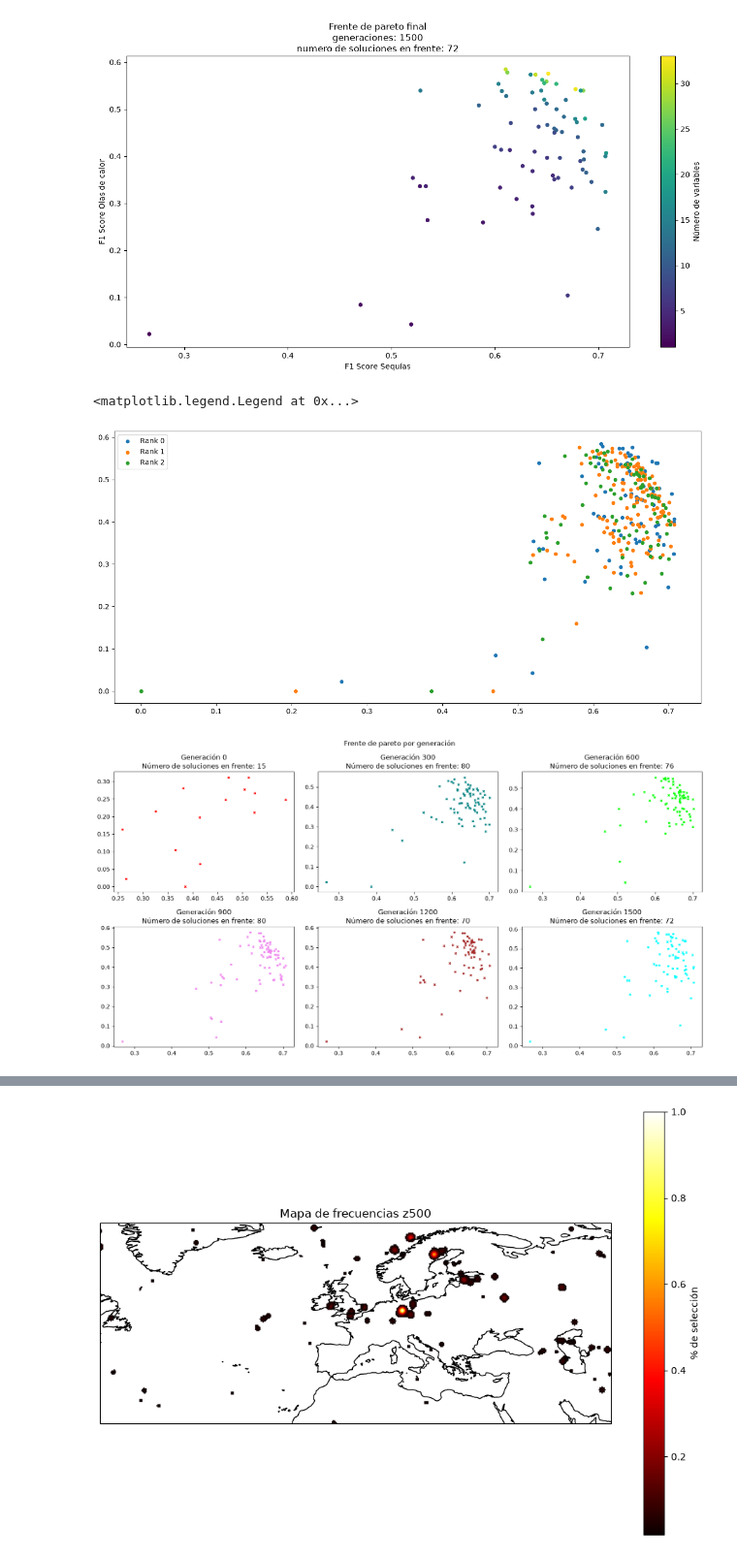
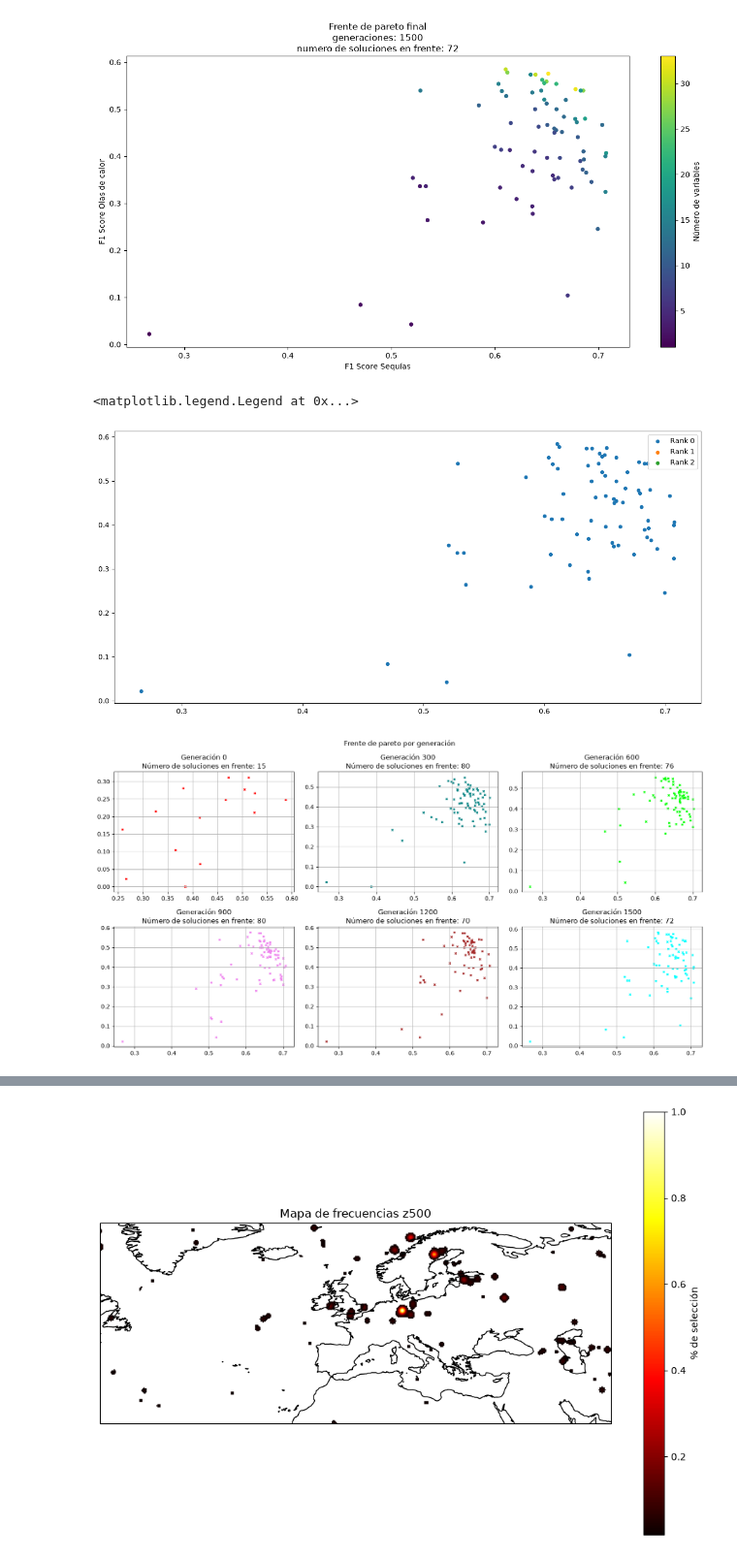
Before and after one commit to Nielicht/nsgaii-climpick, a Jupyter notebook: main.ipynb, the cells around one changed output, grey strips where cells are left out. Shown at 97% size. Drawn from its saved outputs; the diff is of its cells as text; code cells hidden in the pictures.

```diff
--- a/main.ipynb
+++ b/main.ipynb
@@ -15,11 +17,21 @@ from sklearn_extensions.models.elm import ELMClassifier
 # %%
-load_from_disk = False
+load_from_disk = True
 
 if load_from_disk:
-    population = pickle.load(open("data/history/poblacion_final_2026-09-05--11:52:46.pkl", 'rb'))
-    nsga = Nsga2(population=population)
-    nsga.pareto_history = pickle.load(open("data/history/2026-09-05--11:20:05.pkl", 'rb'))
-    nsga.generation_count = 5000
+    nsga = Nsga2(generator_population_size=1, seed=42)
+    nsga.pareto_history = pickle.load(open("data/history/2026-09-10--11:07:01.pkl", 'rb'))
+    nsga.generation_count = 1500
+
+    reconstructed_population = []
+    for positions, fitness in nsga.pareto_history[-1]:
+        gnome = np.zeros(nsga.X_train.shape[1], dtype=int)
+        for pos in positions:
+            gnome[pos] = 1
+        solution = Solution(gnome)
+        solution.fitness = fitness
+        solution.rank = 0
+        reconstructed_population.append(solution)
+    nsga.population = reconstructed_population
 else:
     nsga = Nsga2(generations=1500, generator_population_size=300, cross_type=2, seed=42)
     t0 = time.time()
@@ -110,28 +120,29 @@ for rank in ranks_to_show:
 plt.legend()
 # %% [output]
 <matplotlib.legend.Legend at 0x...>
-[figure, old version]
+[figure, new version]
 # %%
 generations = [0, 300, 600, 900, 1200, 1500]
 colors = ["red", "teal", "lime", "violet", "brown", "cyan"]
 
 fig, axs = plt.subplots(2, 3, figsize=(15, 8))
 axs = axs.flatten()
 for ax, gen, color in zip(axs, generations, colors):
     history = nsga.pareto_history[gen]
     list_dr = []
     list_hw = []
 
     for posiciones, fitness in history:
         list_dr.append(fitness[0])
         list_hw.append(fitness[1])
 
     ax.scatter(list_dr, list_hw, marker="x", color=color, s=10)
     ax.set_title(f'Generación {gen}\nNúmero de soluciones en frente: {len(nsga.pareto_history[gen])}')
+    ax.grid()
 plt.suptitle("Frente de pareto por generación")
 plt.tight_layout()
 # %% [output]
-[figure, old version]
+[figure, new version]
 # %%
 biggest_f1_dr = -1
 biggest_f1_hw = -1
```
Also changed, not shown: parts of 5 cells of this notebook, 1 other file.
